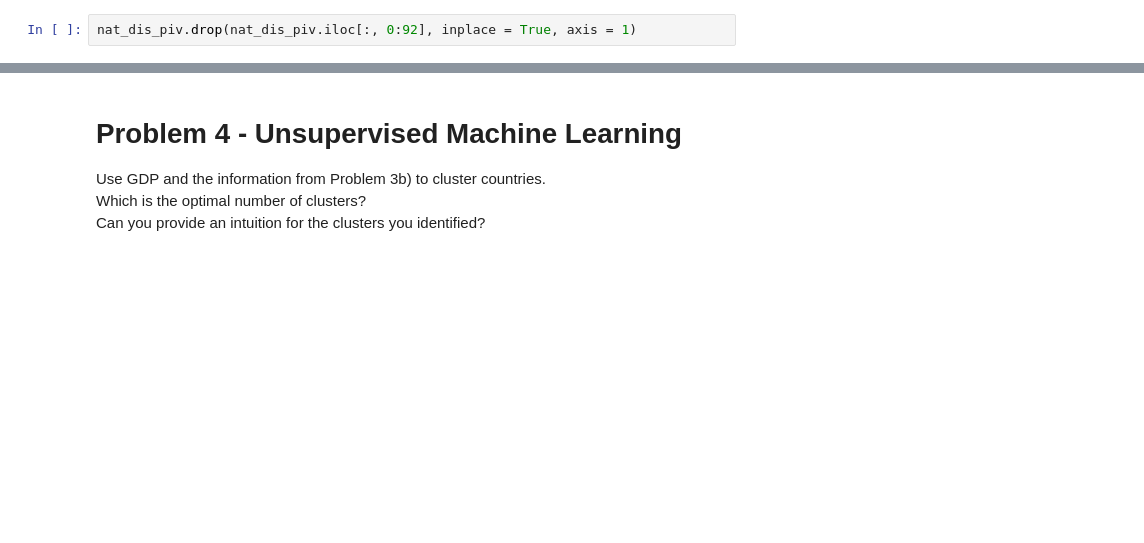
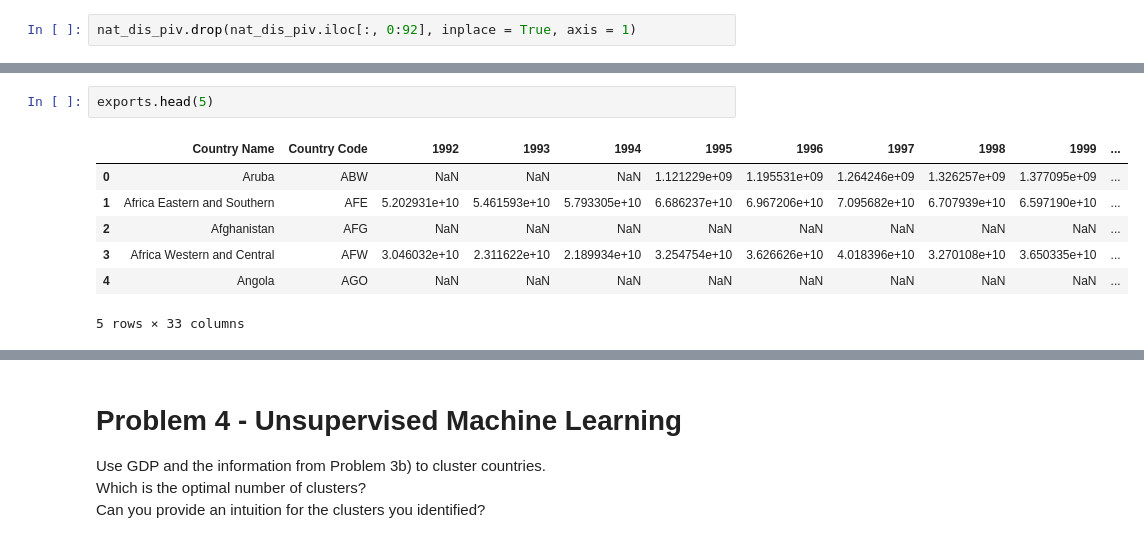
Before and after one commit to Monsieur-Bandana/data_science_clockmann, a Jupyter notebook: ClassProject3a.ipynb, the cells around one changed output, grey strips where cells are left out. Saved outputs shown, nothing was run; the diff lists cells and outputs as text; blank space fills up the shorter version.

```diff
--- a/ClassProject3a.ipynb
+++ b/ClassProject3a.ipynb
@@ -353,0 +378,10 @@ nat_dis_piv.drop(nat_dis_piv.iloc[:, 0:92], inplace = True, axis = 1)
+# %%
+exports.head(5)
+# %% [output]
+|  | Country Name | Country Code | 1992 | 1993 | 1994 | 1995 | 1996 | 1997 | 1998 | 1999 | ... |
+| 0 | Aruba | ABW | NaN | NaN | NaN | 1.121229e+09 | 1.195531e+09 | 1.264246e+09 | 1.326257e+09 | 1.377095e+09 | ... |
+| 1 | Africa Eastern and Southern | AFE | 5.202931e+10 | 5.461593e+10 | 5.793305e+10 | 6.686237e+10 | 6.967206e+10 | 7.095682e+10 | 6.707939e+10 | 6.597190e+10 | ... |
+| 2 | Afghanistan | AFG | NaN | NaN | NaN | NaN | NaN | NaN | NaN | NaN | ... |
+| 3 | Africa Western and Central | AFW | 3.046032e+10 | 2.311622e+10 | 2.189934e+10 | 3.254754e+10 | 3.626626e+10 | 4.018396e+10 | 3.270108e+10 | 3.650335e+10 | ... |
+| 4 | Angola | AGO | NaN | NaN | NaN | NaN | NaN | NaN | NaN | NaN | ... |
+5 rows × 33 columns
```
Also changed, not shown: parts of 4 cells of this notebook, 1 other file.
